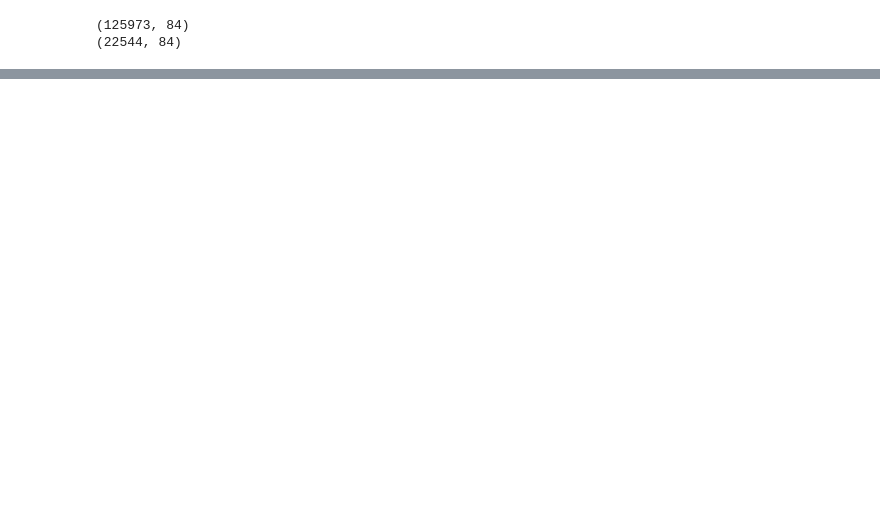
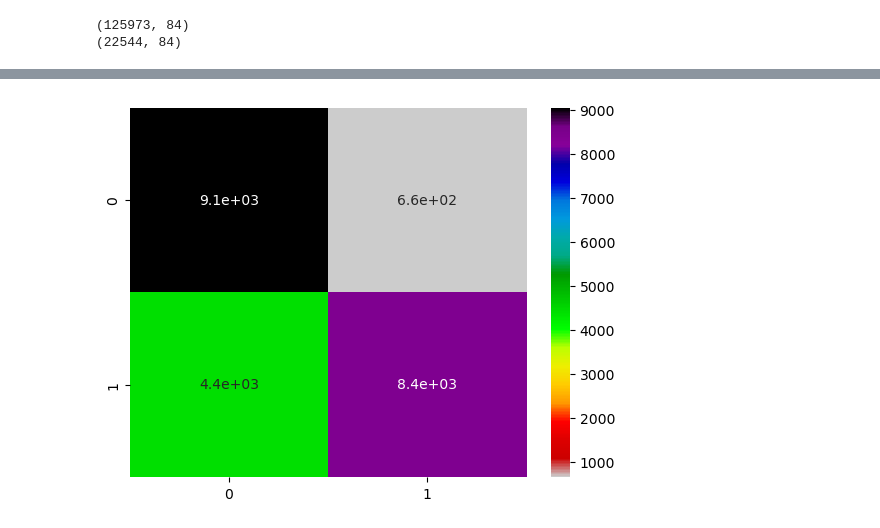
Before and after one commit to aysudlgl/IntrusionDetectionProjectML, a Jupyter notebook: Project_Data_Preprocessing.ipynb, the cells around one changed output, grey strips where cells are left out. Drawn from its saved outputs; the diff is of its cells as text; code cells hidden in the pictures; blank space fills up the shorter version.

```diff
--- a/Project_Data_Preprocessing.ipynb
+++ b/Project_Data_Preprocessing.ipynb
@@ -249,0 +358,16 @@ print(test_cat_data.shape)
+# %%
+#Create the neural network
+
+dnn = Sequential()
+dnn.add(Dense(units=512, activation='relu'))
+dnn.add(BatchNormalization())
+dnn.add(Dropout(0.3))
+dnn.add(Dense(units=256, activation='relu'))
+dnn.add(BatchNormalization())
+dnn.add(Dropout(0.2))
+dnn.add(Dense(units=128, activation='relu'))
+dnn.add(BatchNormalization())
+dnn.add(Dense(units=10, kernel_initializer='normal'))
+dnn.add(Dense(units=2, activation='softmax'))
+# %%
+dnn.compile(optimizer='adam', loss='binary_crossentropy',metrics=['accuracy'])
@@ -249,0 +377,2 @@ print(test_cat_data.shape)
+# %%
+dnn.fit(X_Train, y_binary, epochs=50, batch_size=128, verbose=1, validation_split=0.1)
@@ -249,0 +407,23 @@ print(test_cat_data.shape)
+# %%
+#Precision, Recall, FI-Score, and ROC-AUC
+from sklearn.metrics import classification_report, accuracy_score, roc_auc_score, confusion_matrix, roc_curve
+
+#predict probabiliites for test set
+y_prediction = dnn.predict(X_Test, verbose=0)
+y_pred_classes = np.argmax(y_prediction, axis=1)
+
+y_true_classes = Y_Test
+
+#accuracy, precision, recall, F1-score
+accuracy = accuracy_score(y_true_classes, y_pred_classes)
+print(f'Accuracy: {accuracy *100:.2f}%')
+
+print(classification_report(y_true_classes, y_pred_classes))
+
+#ROC_AUC
+auc = roc_auc_score(y_true_classes, y_pred_classes)
+print(f'ROC AUC: {auc *100:.2f}%', '\n')
+
+confusion = confusion_matrix(y_true_classes, y_pred_classes)
+print('Confusion:')
+print(confusion)
@@ -249,0 +446,6 @@ print(test_cat_data.shape)
+# %%
+import seaborn as sns
+
+axes = sns.heatmap(confusion, annot=True, cmap='nipy_spectral_r')
+# %% [output]
+[figure, added]
```
Also changed, not shown: parts of 20 cells of this notebook.
